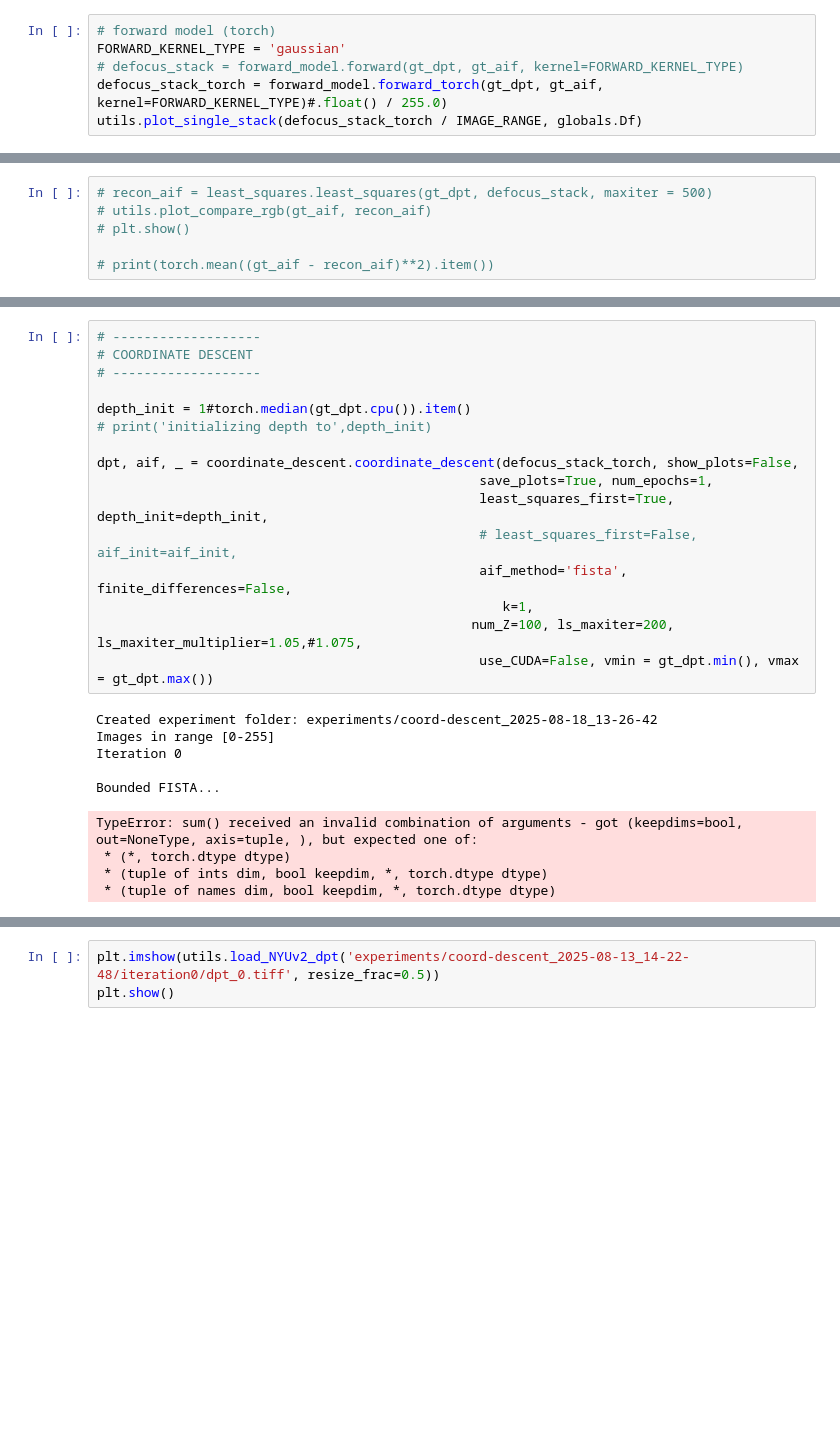
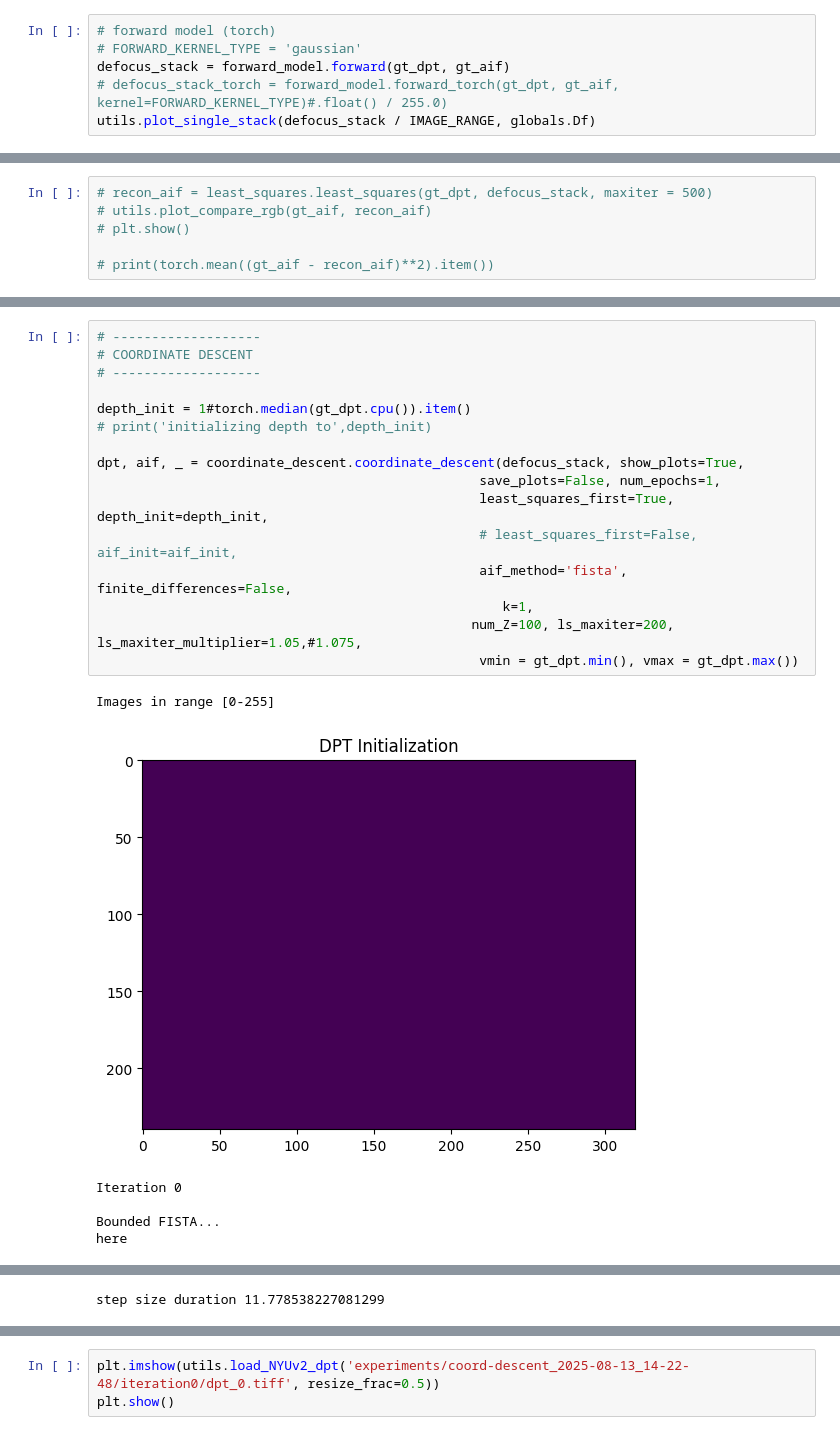
Before and after one commit to hollyjackson/dfd, a Jupyter notebook: dfd.ipynb, the cells around one changed output, grey strips where cells are left out. Saved outputs shown, nothing was run; the diff lists cells and outputs as text; blank space fills up the shorter version.

Commit message:
fully converted to numpy, template_A_stack broken but currently set to none

```diff
--- a/dfd.ipynb
+++ b/dfd.ipynb
@@ -111,8 +111,8 @@ cpu
 adaptive kernel size set to 11
 # %%
 # forward model (torch)
-FORWARD_KERNEL_TYPE = 'gaussian'
-# defocus_stack = forward_model.forward(gt_dpt, gt_aif, kernel=FORWARD_KERNEL_TYPE)
-defocus_stack_torch = forward_model.forward_torch(gt_dpt, gt_aif, kernel=FORWARD_KERNEL_TYPE)#.float() / 255.0)
-utils.plot_single_stack(defocus_stack_torch / IMAGE_RANGE, globals.Df)
+# FORWARD_KERNEL_TYPE = 'gaussian'
+defocus_stack = forward_model.forward(gt_dpt, gt_aif)
+# defocus_stack_torch = forward_model.forward_torch(gt_dpt, gt_aif, kernel=FORWARD_KERNEL_TYPE)#.float() / 255.0)
+utils.plot_single_stack(defocus_stack / IMAGE_RANGE, globals.Df)
 # %% [output]
@@ -203,26 +161,23 @@ NameError: name 'defocus_stack' is not defined
 # %%
 # -------------------
 # COORDINATE DESCENT
 # -------------------
 
 depth_init = 1#torch.median(gt_dpt.cpu()).item()
 # print('initializing depth to',depth_init)
 
-dpt, aif, _ = coordinate_descent.coordinate_descent(defocus_stack_torch, show_plots=False,
-                                                 save_plots=True, num_epochs=1,
+dpt, aif, _ = coordinate_descent.coordinate_descent(defocus_stack, show_plots=True,
+                                                 save_plots=False, num_epochs=1,
                                                  least_squares_first=True, depth_init=depth_init,
                                                  # least_squares_first=False, aif_init=aif_init,
                                                  aif_method='fista', finite_differences=False,
                                                     k=1,
                                                 num_Z=100, ls_maxiter=200, ls_maxiter_multiplier=1.05,#1.075,
-                                                 use_CUDA=False, vmin = gt_dpt.min(), vmax = gt_dpt.max())
+                                                 vmin = gt_dpt.min(), vmax = gt_dpt.max())
 # %% [output]
-Created experiment folder: experiments/coord-descent_2025-08-18_13-26-42
 Images in range [0-255]
-Iteration 0
-
-Bounded FISTA...
+[figure, added]
-TypeError: sum() received an invalid combination of arguments - got (keepdims=bool, out=NoneType, axis=tuple, ), but expected one of:
- * (*, torch.dtype dtype)
- * (tuple of ints dim, bool keepdim, *, torch.dtype dtype)
- * (tuple of names dim, bool keepdim, *, torch.dtype dtype)
+Iteration 0
+
+Bounded FISTA...
+here
@@ -229,3 +193,4 @@ TypeError: sum() received an invalid combination of arguments - got (keepdims=bo
+step size duration 11.778538227081299
 # %%
 print('RMS', utils.compute_RMS(dpt.numpy(), gt_dpt.numpy()))
 print('Rel', utils.compute_Rel(dpt.numpy(), gt_dpt.numpy()))
```
Also changed, not shown: parts of 6 cells of this notebook, 8 other files.
